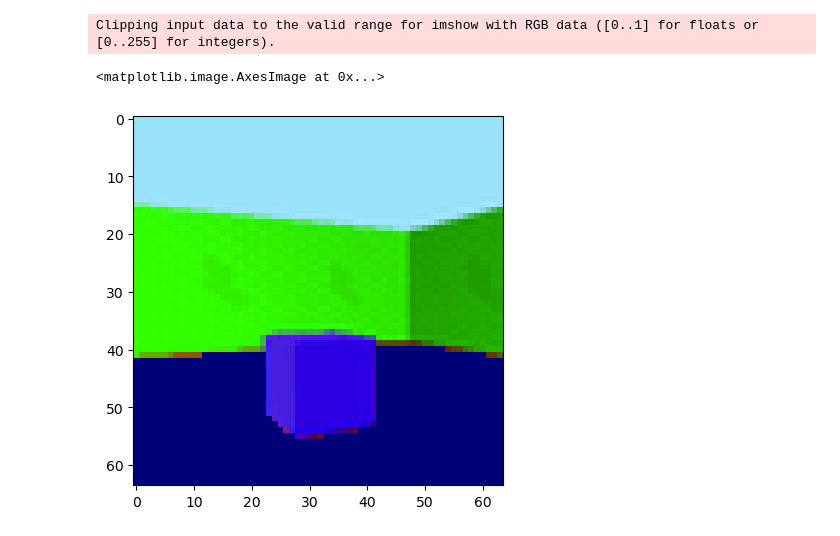
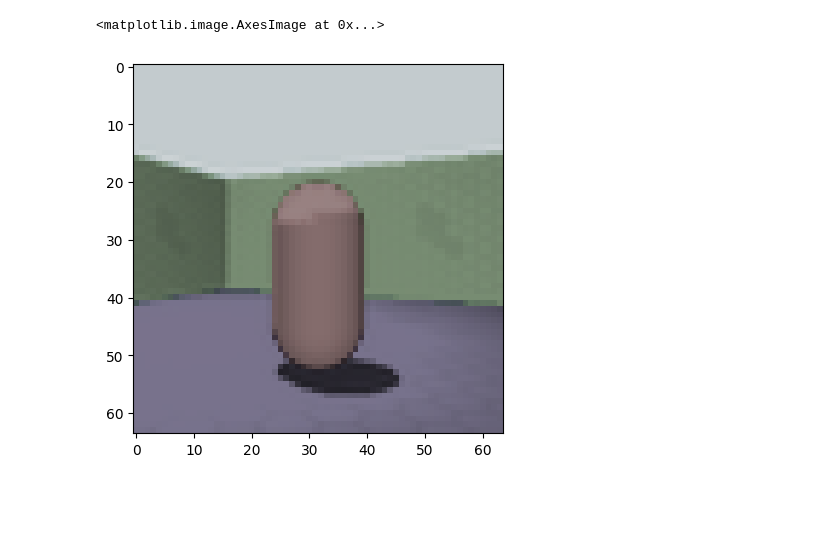
Before and after one commit to yy0555/SaturationShifted3dshapes, a Jupyter notebook: test.ipynb, the cells around one changed output. Saved outputs shown, nothing was run; the diff lists cells and outputs as text; code cells hidden in the pictures; blank space fills up the shorter version.

```diff
--- a/test.ipynb
+++ b/test.ipynb
@@ -26,9 +16,39 @@ mask = cv2.inRange(target_image, hue_lower, hue_upper)
-# %%
-target_image[mask==255] = (0, 120, 120)
-target_image = cv2.cvtColor(target_image, cv2.COLOR_HSV2BGR)
-plt.figure()
-plt.imshow(target_image/255.0, cmap='Greys_r', interpolation='nearest')
-# %% [output]
-Clipping input data to the valid range for imshow with RGB data ([0..1] for floats or [0..255] for integers).
-<matplotlib.image.AxesImage at 0x...>
-[figure, removed]
+# %%
+target_image = cv2.cvtColor(target_image, cv2.COLOR_RGB2BGR)
+# target_image = cv2.cvtColor(target_image, cv2.COLOR_BGR2HSV)
+target_image = cv2.cvtColor(target_image, cv2.COLOR_BGR2HLS)
+# print(np.ptp(target_image, axis=0))
+# Red 310-40
+# Green 100-160
+# Blue 220-280
+hue_lower = np.array([-1.0, -0.1, -0.1])
+hue_upper = np.array([361.0, 1.1, 1.1])
+mask1 = cv2.inRange(target_image, hue_lower, hue_upper)
+# hue_lower = np.array([280.0, 0.0, 0.0])
+# hue_upper = np.array([360.0, 1.0, 1.0])
+# mask2 = cv2.inRange(target_image, hue_lower, hue_upper)
+
+# hue_lower = np.array([80.0, 0.0, 0.0])
+# hue_upper = np.array([180.0, 1.0, 1.0])
+# mask3 = cv2.inRange(target_image, hue_lower, hue_upper)
+
+# hue_lower = np.array([180.0, 0.0, 0.0])
+# hue_upper = np.array([280.0, 1.0, 1.0])
+# mask4 = cv2.inRange(target_image, hue_lower, hue_upper)
+# %%
+h, l, s = cv2.split(target_image)
+# print(np.amax(target_image, axis=0))
+# print(np.amin(target_image, axis=0))
+
+s[mask1==255] = 0.1
+# s[mask2==255] = 0.0
+# s[mask3==255] = 0.2
+# s[mask4==255] = 0.4
+target_image = cv2.merge([h, l, s])
+target_image = cv2.cvtColor(target_image, cv2.COLOR_HLS2BGR)
+target_image = cv2.cvtColor(target_image, cv2.COLOR_BGR2RGB)
+plt.figure()
+plt.imshow(target_image, cmap='Greys_r', interpolation='nearest')
+# %% [output]
+<matplotlib.image.AxesImage at 0x...>
+[figure, added]
```
Also changed, not shown: parts of 2 cells of this notebook, 5 other files.
